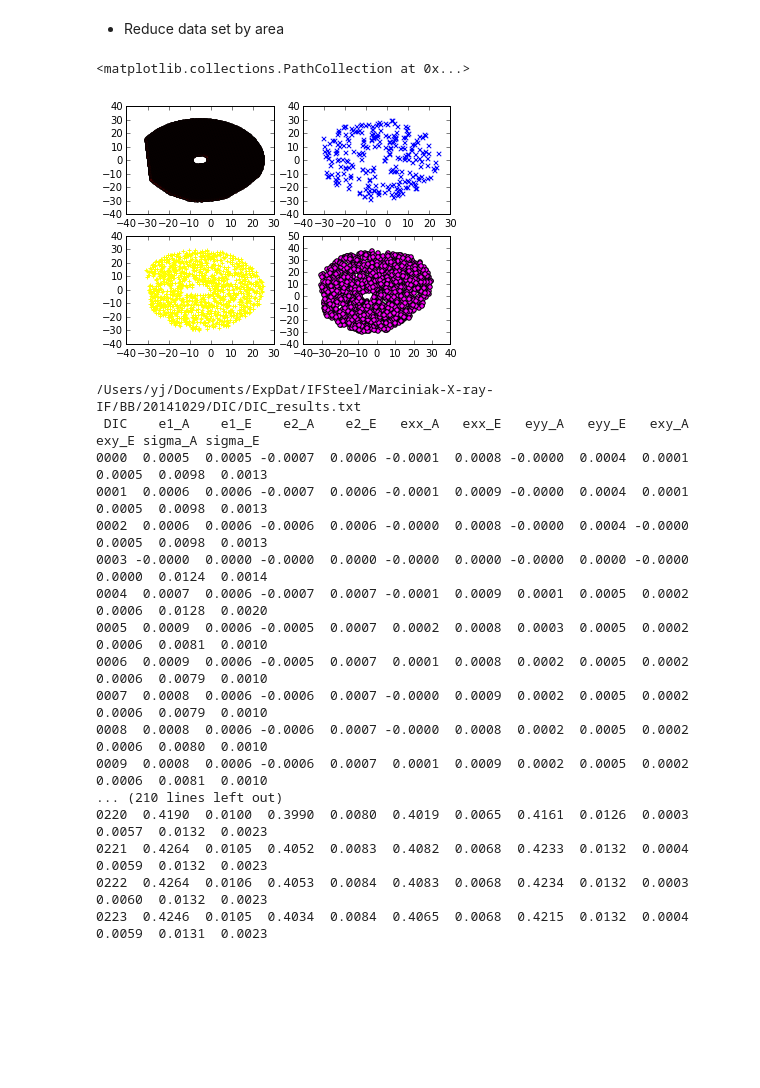
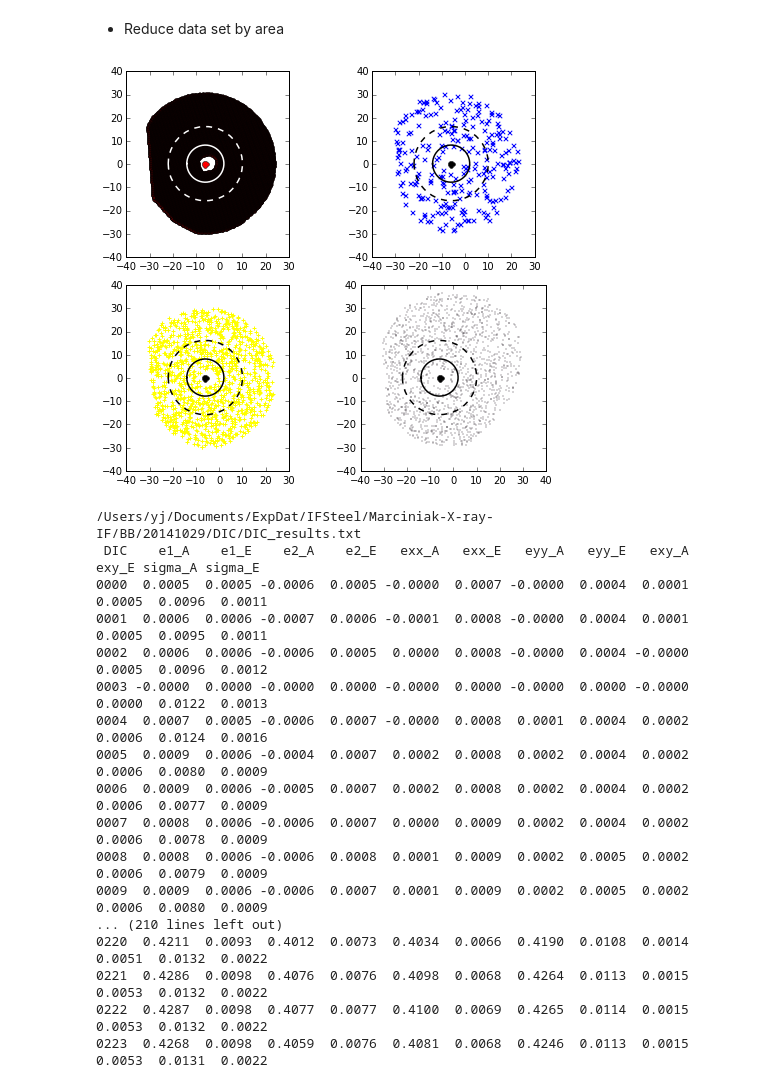
Before and after one commit to youngung/forming_limit_dic, a Jupyter notebook: tutorials/DIC_analysis/IF_steel/BB/DIC_analysis_pure_IPYNB_MatlabFile_20141029.ipynb, the cells around one changed output. Cells and saved outputs as stored; diff of their text form; code cells hidden in the pictures; blank space fills up the shorter version.

```diff
--- a/tutorials/DIC_analysis/IF_steel/BB/DIC_analysis_pure_IPYNB_MatlabFile_20141029.ipynb
+++ b/tutorials/DIC_analysis/IF_steel/BB/DIC_analysis_pure_IPYNB_MatlabFile_20141029.ipynb
@@ -332,47 +332,69 @@ def rr(x,y,rad,x0,y0,p,*args):
     #print len(x) ,' ->',
     zs=r_area(x,y,rad,x0,y0,*args)
     #print len(zs[0]), '->',
 
     if p<0: return zs
     elif p>0 and p<1:
         #print len(zs[0])
         n = int(len(zs[0])*p)
         #print n
     elif p==1:
         return zs
 
     slc = random.choice(len(zs[0]),n)
     Z=[]
     for i in range(len(zs)):
         Z.append(zs[i][slc])
     return Z
 
 def stat(dat):
     return np.average(dat), np.std(dat)
 
-
-
 ## application
 key = 'e_vonmises'
 x_,y_,z_=dat_mask(dat_raw,0,'X','Y',key)
 
 ## masking by 'area' and extract from only a portion of total data
-fig=plt.figure()
-ax1=fig.add_subplot(221)
-ax2=fig.add_subplot(222)
-ax3=fig.add_subplot(223)
-ax4=fig.add_subplot(224)
-x,y,z = rr(x_,y_,30,-5,0,1,x_,y_,z_)
+fig=plt.figure(figsize=(7,9))
+ax1=fig.add_subplot(323)
+ax2=fig.add_subplot(324)
+ax3=fig.add_subplot(325)
+ax4=fig.add_subplot(326)
+
+## for BB
+x0=-6.0; y0=0.2;
+rad_washer=16.
+rad=8.
+
+x,y,z = rr(x_,y_,30,x0,y0,1,x_,y_,z_)
 ax1.scatter(x,y,marker='.',c='red')
-x,y,z = rr(x_,y_,30,-5,0,0.01,x_,y_,z_)
+x,y,z = rr(x_,y_,30,x0,y0,0.01,x_,y_,z_)
 ax2.scatter(x,y,marker='x',c='blue')
-x,y,z = rr(x_,y_,30,-5,0,0.05,x_,y_,z_)
+x,y,z = rr(x_,y_,30,x0,y0,0.05,x_,y_,z_)
 ax3.scatter(x,y,marker='+',c='yellow')
-x,y,z = rr(x_,y_,40,-5,0,0.05,x_,y_,z_)
-ax4.scatter(x,y,marker='o',c='magenta')
+x,y,z = rr(x_,y_,40,x0,y0,0.05,x_,y_,z_)
+ax4.scatter(x,y,marker='o',c='magenta',s=0.04)
+
+## Trace of window of the washer
+thw=np.linspace(-pi,pi)
+xw=np.cos(thw)*rad_washer+x0
+yw=np.sin(thw)*rad_washer+y0
+xa=np.cos(thw)*rad+x0
+ya=np.sin(thw)*rad+y0
+
+ax1.plot(x0,y0,'ro')
+ax1.plot(xw,yw,'w--')
+ax1.plot(xa,ya,'w-')
+
+for ax in fig.axes[1:]:
+    ax.plot(x0,y0,'ko')
+    ax.plot(xw,yw,'k--')
+    ax.plot(xa,ya,'k-')
+for ax in fig.axes:
+    ax.set_aspect('equal')
+plt.tight_layout()
 # %% [output]
-<matplotlib.collections.PathCollection at 0x...>
-[figure, old version]
+[figure, new version]
 # %%
 path=os.path.split(fn_start)[0]
 fn=os.path.join(path,'DIC_results.txt')
@@ -390,7 +412,7 @@ for istp in xrange(nstp):
     f.write('%4.4i '%dic_ind[istp])
     for key in keys:
         x, y, z= dat_mask(dat_raw,istp,'X','Y',key)
-        zr = rr(x,y,10,-5,0,-1,z)
+        zr = rr(x,y,rad,x0,y0,-1,z)
         avg,std= stat(zr)
         f.write('%7.4f %7.4f '%(avg, std))
     f.write('\n')
@@ -400,18 +422,18 @@ print st
 # %% [output]
 /Users/yj/Documents/ExpDat/IFSteel/Marciniak-X-ray-IF/BB/20141029/DIC/DIC_results.txt
  DIC    e1_A    e1_E    e2_A    e2_E   exx_A   exx_E   eyy_A   eyy_E   exy_A   exy_E sigma_A sigma_E
-0000  0.0005  0.0005 -0.0007  0.0006 -0.0001  0.0008 -0.0000  0.0004  0.0001  0.0005  0.0098  0.0013
-0001  0.0006  0.0006 -0.0007  0.0006 -0.0001  0.0009 -0.0000  0.0004  0.0001  0.0005  0.0098  0.0013
-0002  0.0006  0.0006 -0.0006  0.0006 -0.0000  0.0008 -0.0000  0.0004 -0.0000  0.0005  0.0098  0.0013
-0003 -0.0000  0.0000 -0.0000  0.0000 -0.0000  0.0000 -0.0000  0.0000 -0.0000  0.0000  0.0124  0.0014
-0004  0.0007  0.0006 -0.0007  0.0007 -0.0001  0.0009  0.0001  0.0005  0.0002  0.0006  0.0128  0.0020
-0005  0.0009  0.0006 -0.0005  0.0007  0.0002  0.0008  0.0003  0.0005  0.0002  0.0006  0.0081  0.0010
-0006  0.0009  0.0006 -0.0005  0.0007  0.0001  0.0008  0.0002  0.0005  0.0002  0.0006  0.0079  0.0010
-0007  0.0008  0.0006 -0.0006  0.0007 -0.0000  0.0009  0.0002  0.0005  0.0002  0.0006  0.0079  0.0010
-0008  0.0008  0.0006 -0.0006  0.0007 -0.0000  0.0008  0.0002  0.0005  0.0002  0.0006  0.0080  0.0010
-0009  0.0008  0.0006 -0.0006  0.0007  0.0001  0.0009  0.0002  0.0005  0.0002  0.0006  0.0081  0.0010
+0000  0.0005  0.0005 -0.0006  0.0005 -0.0000  0.0007 -0.0000  0.0004  0.0001  0.0005  0.0096  0.0011
+0001  0.0006  0.0006 -0.0007  0.0006 -0.0001  0.0008 -0.0000  0.0004  0.0001  0.0005  0.0095  0.0011
+0002  0.0006  0.0006 -0.0006  0.0005  0.0000  0.0008 -0.0000  0.0004 -0.0000  0.0005  0.0096  0.0012
+0003 -0.0000  0.0000 -0.0000  0.0000 -0.0000  0.0000 -0.0000  0.0000 -0.0000  0.0000  0.0122  0.0013
+0004  0.0007  0.0005 -0.0006  0.0007 -0.0000  0.0008  0.0001  0.0004  0.0002  0.0006  0.0124  0.0016
+0005  0.0009  0.0006 -0.0004  0.0007  0.0002  0.0008  0.0002  0.0004  0.0002  0.0006  0.0080  0.0009
+0006  0.0009  0.0006 -0.0005  0.0007  0.0002  0.0008  0.0002  0.0004  0.0002  0.0006  0.0077  0.0009
+0007  0.0008  0.0006 -0.0006  0.0007  0.0000  0.0009  0.0002  0.0004  0.0002  0.0006  0.0078  0.0009
+0008  0.0008  0.0006 -0.0006  0.0008  0.0001  0.0009  0.0002  0.0005  0.0002  0.0006  0.0079  0.0009
+0009  0.0009  0.0006 -0.0006  0.0007  0.0001  0.0009  0.0002  0.0005  0.0002  0.0006  0.0080  0.0009
 ... (210 lines left out)
-0220  0.4190  0.0100  0.3990  0.0080  0.4019  0.0065  0.4161  0.0126  0.0003  0.0057  0.0132  0.0023
-0221  0.4264  0.0105  0.4052  0.0083  0.4082  0.0068  0.4233  0.0132  0.0004  0.0059  0.0132  0.0023
-0222  0.4264  0.0106  0.4053  0.0084  0.4083  0.0068  0.4234  0.0132  0.0003  0.0060  0.0132  0.0023
-0223  0.4246  0.0105  0.4034  0.0084  0.4065  0.0068  0.4215  0.0132  0.0004  0.0059  0.0131  0.0023
+0220  0.4211  0.0093  0.4012  0.0073  0.4034  0.0066  0.4190  0.0108  0.0014  0.0051  0.0132  0.0022
+0221  0.4286  0.0098  0.4076  0.0076  0.4098  0.0068  0.4264  0.0113  0.0015  0.0053  0.0132  0.0022
+0222  0.4287  0.0098  0.4077  0.0077  0.4100  0.0069  0.4265  0.0114  0.0015  0.0053  0.0132  0.0022
+0223  0.4268  0.0098  0.4059  0.0076  0.4081  0.0068  0.4246  0.0113  0.0015  0.0053  0.0131  0.0022
```
Also changed, not shown: parts of 4 cells of this notebook, 7 other files.
